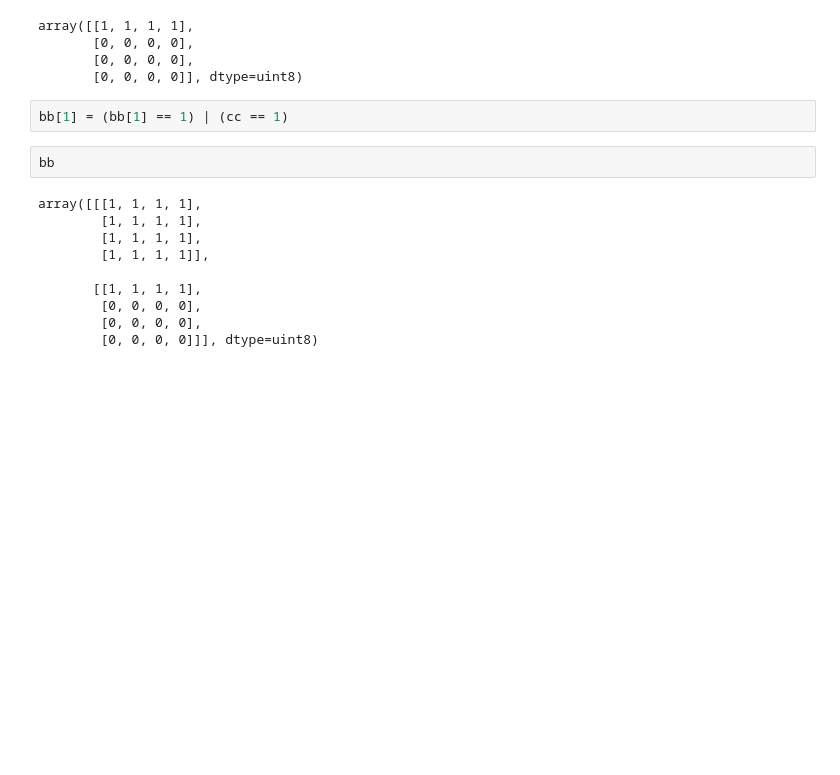
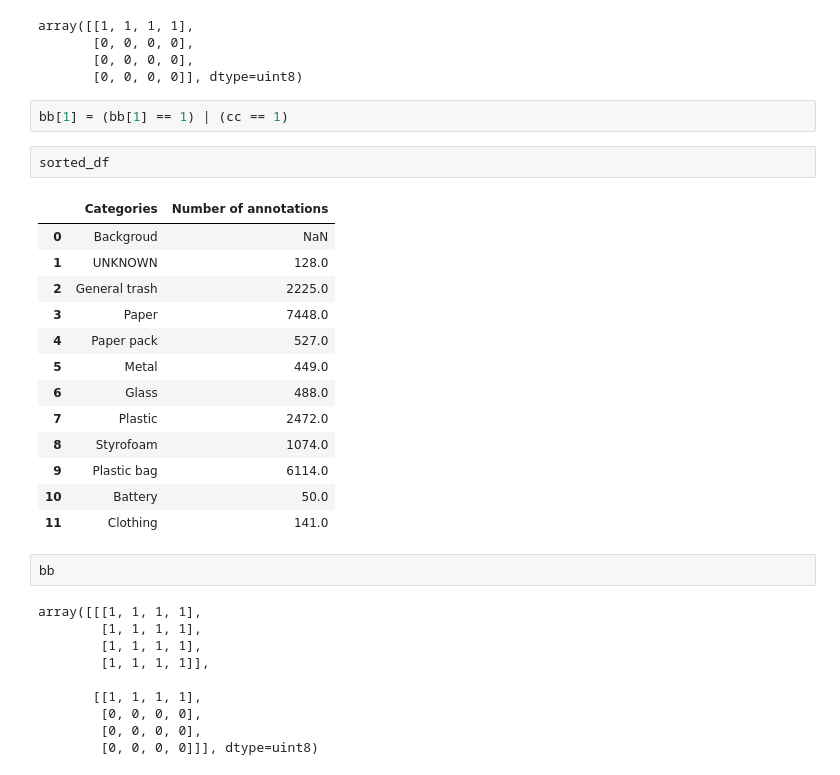
Before and after one commit to bcaitech1/p3-ims-obd-eagle-eye, a Jupyter notebook: experiment/jiyoung/exp/EDA.ipynb, the cells around one changed output. Drawn from its saved outputs; the diff is of its cells as text; blank space fills up the shorter version.

```diff
--- a/experiment/jiyoung/exp/EDA.ipynb
+++ b/experiment/jiyoung/exp/EDA.ipynb
@@ -251,6 +256,22 @@ array([[1, 1, 1, 1],
        [0, 0, 0, 0]], dtype=uint8)
 # %%
 bb[1] = (bb[1] == 1) | (cc == 1)
+# %%
+sorted_df
+# %% [output]
+|  | Categories | Number of annotations |
+| 0 | Backgroud | NaN |
+| 1 | UNKNOWN | 128.0 |
+| 2 | General trash | 2225.0 |
+| 3 | Paper | 7448.0 |
+| 4 | Paper pack | 527.0 |
+| 5 | Metal | 449.0 |
+| 6 | Glass | 488.0 |
+| 7 | Plastic | 2472.0 |
+| 8 | Styrofoam | 1074.0 |
+| 9 | Plastic bag | 6114.0 |
+| 10 | Battery | 50.0 |
+| 11 | Clothing | 141.0 |
 # %%
 bb
 # %% [output]
```
Also changed, not shown: parts of 33 cells of this notebook, 4 other files.
